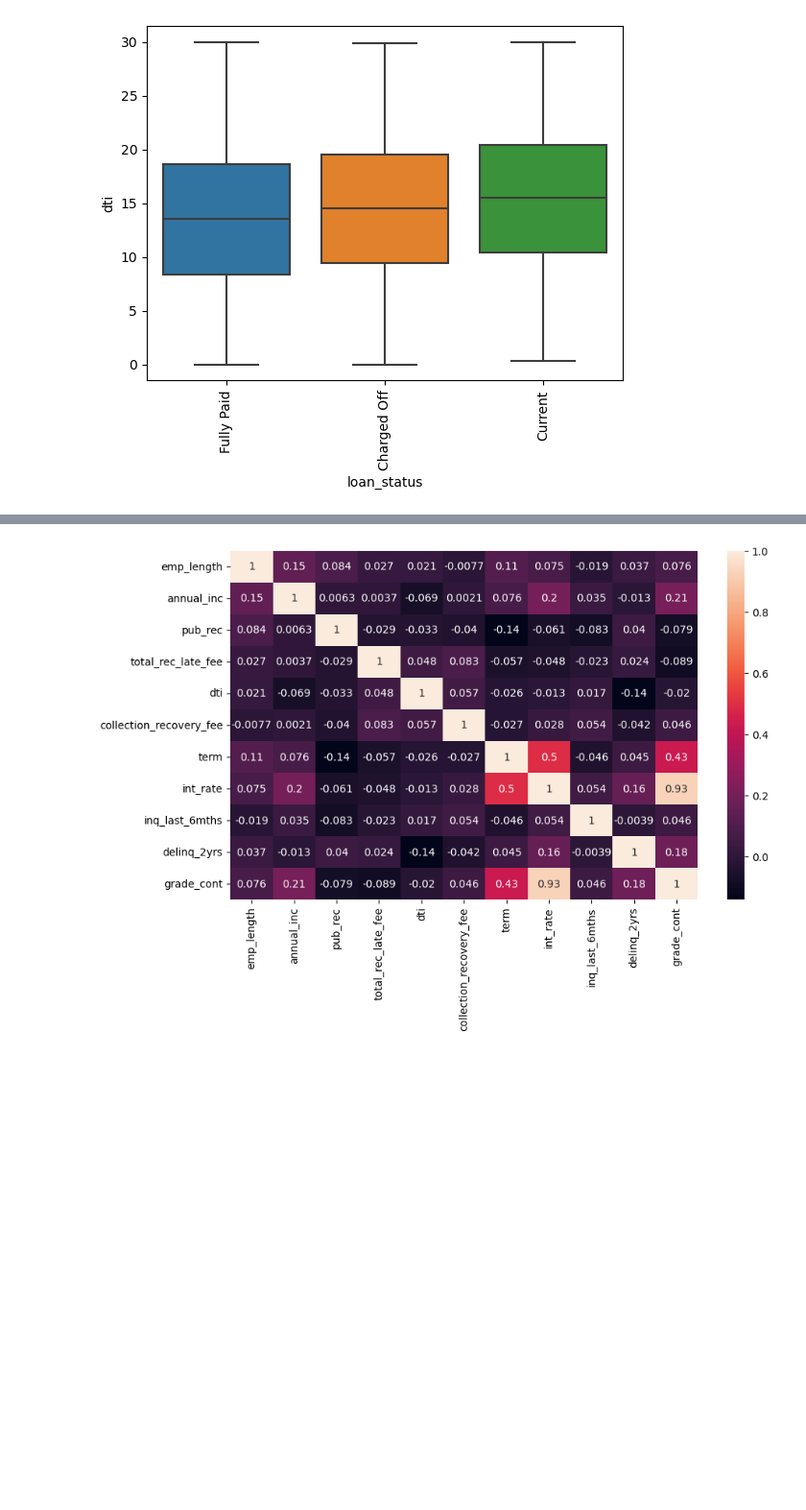
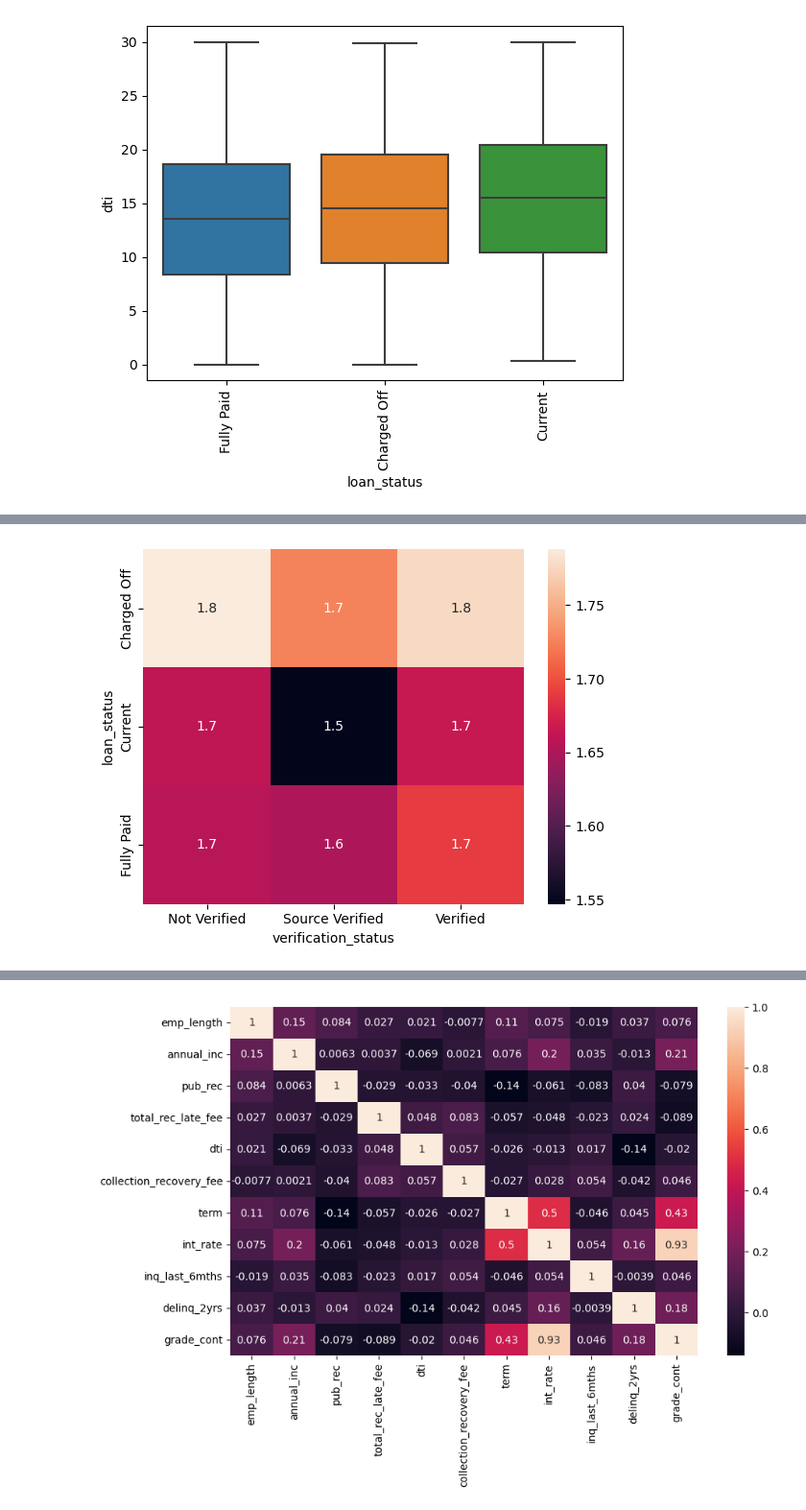
Before and after one commit to JPHere007/LendingClubCaseStudy, a Jupyter notebook: Jayaprakash.ipynb, the cells around one changed output, grey strips where cells are left out. Shown at 96% size. Saved outputs shown, nothing was run; the diff lists cells and outputs as text; code cells hidden in the pictures; blank space fills up the shorter version.

```diff
--- a/Jayaprakash.ipynb
+++ b/Jayaprakash.ipynb
@@ -407,0 +406,9 @@ plt.show()
+# %%
+res =pd.pivot_table(data=loandf[(loandf['inq_last_6mths']>0)], index='loan_status', columns="verification_status", values="inq_last_6mths",
+                    aggfunc=np.mean)
+sns.heatmap(res,annot=True)
+plt.show()
+
+#People with Higher inquires in last 6 months have higher probalility of defaulting loan
+# %% [output]
+[figure, added]
```
Also changed, not shown: parts of 13 cells of this notebook, 1 other file.
